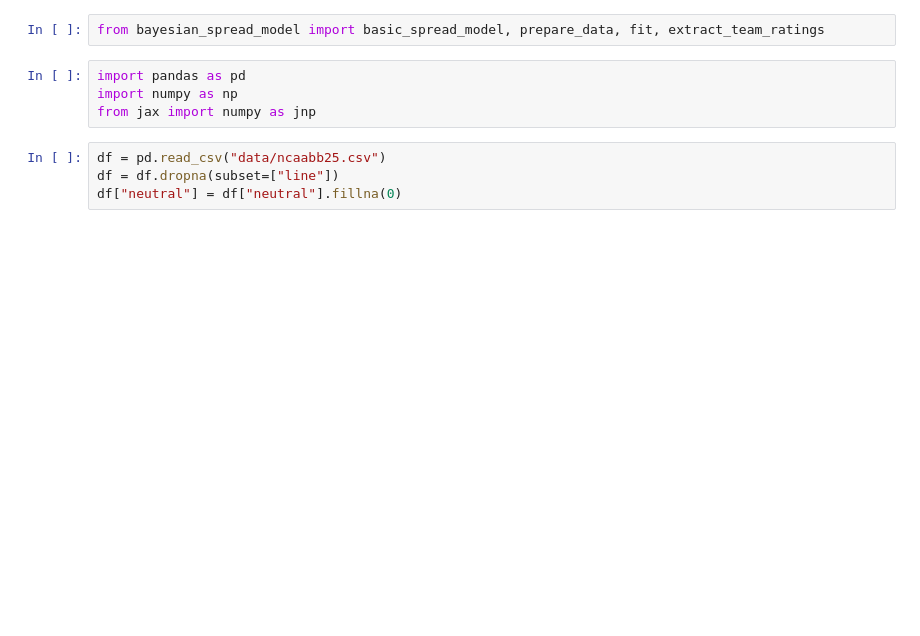
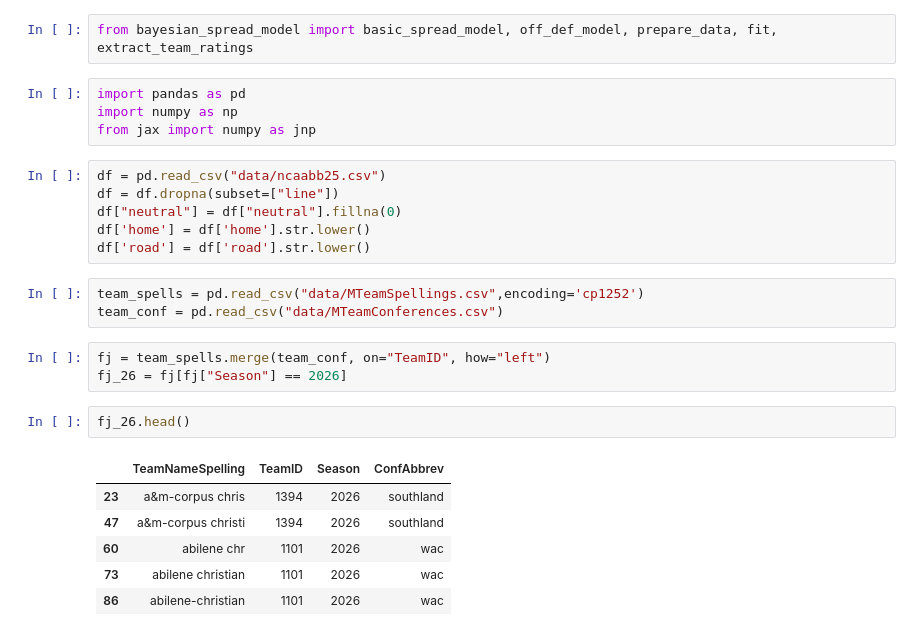
Before and after one commit to meysubb/march_madness, a Jupyter notebook: 2026/test.ipynb, the cells around one changed output. Cells and saved outputs as stored; diff of their text form; blank space fills up the shorter version.

```diff
--- a/2026/test.ipynb
+++ b/2026/test.ipynb
@@ -1,5 +1,5 @@
 # %%
-from bayesian_spread_model import basic_spread_model, prepare_data, fit, extract_team_ratings
+from bayesian_spread_model import basic_spread_model, off_def_model, prepare_data, fit, extract_team_ratings
 # %%
 import pandas as pd
 import numpy as np
@@ -8,3 +8,20 @@ from jax import numpy as jnp
 df = pd.read_csv("data/ncaabb25.csv")
 df = df.dropna(subset=["line"])
 df["neutral"] = df["neutral"].fillna(0)
+df['home'] = df['home'].str.lower()
+df['road'] = df['road'].str.lower()
+# %%
+team_spells = pd.read_csv("data/MTeamSpellings.csv",encoding='cp1252')
+team_conf = pd.read_csv("data/MTeamConferences.csv")
+# %%
+fj = team_spells.merge(team_conf, on="TeamID", how="left")
+fj_26 = fj[fj["Season"] == 2026]
+# %%
+fj_26.head()
+# %% [output]
+|  | TeamNameSpelling | TeamID | Season | ConfAbbrev |
+| 23 | a&m-corpus chris | 1394 | 2026 | southland |
+| 47 | a&m-corpus christi | 1394 | 2026 | southland |
+| 60 | abilene chr | 1101 | 2026 | wac |
+| 73 | abilene christian | 1101 | 2026 | wac |
+| 86 | abilene-christian | 1101 | 2026 | wac |
```
Also changed, not shown: parts of 11 cells of this notebook, 3 other files.
